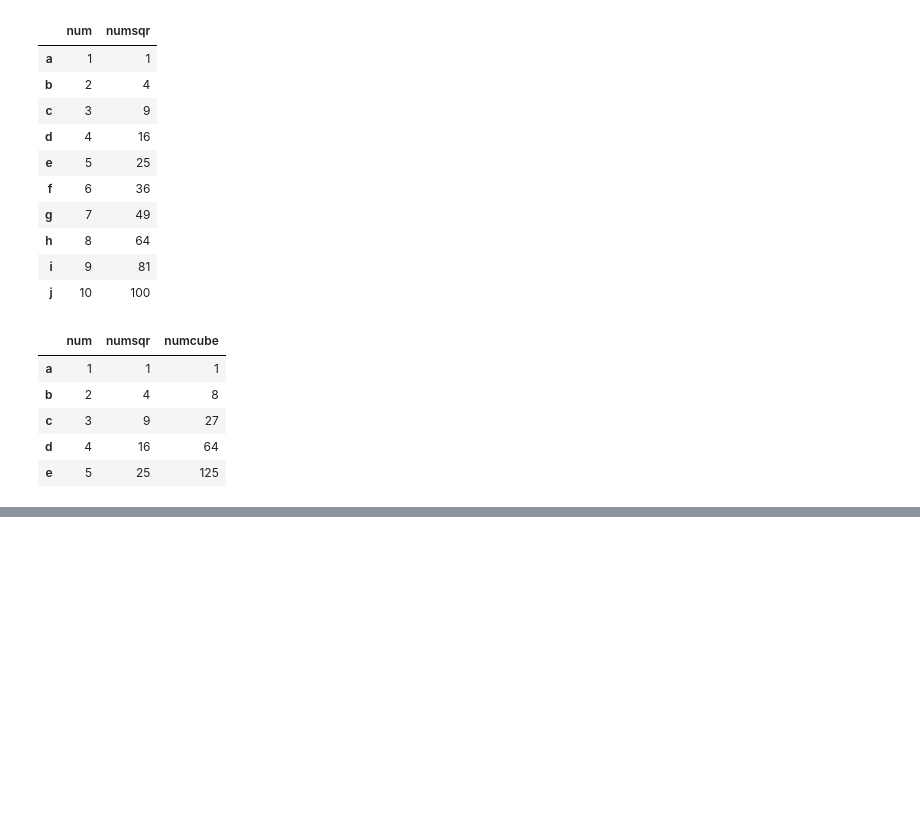
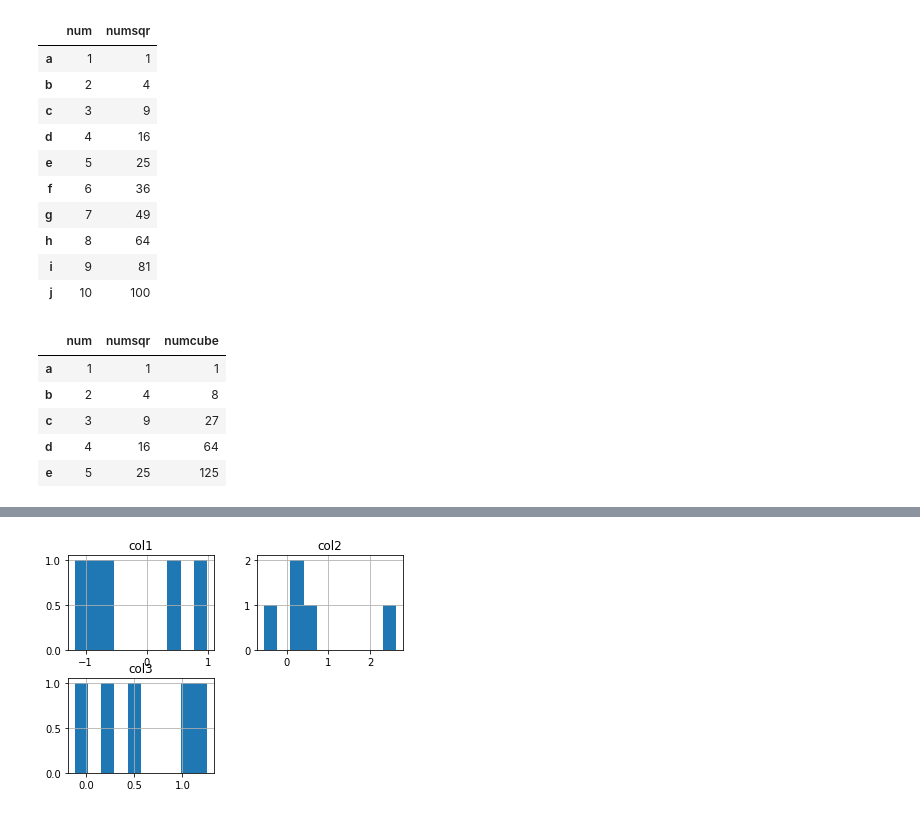
Before and after one commit to AjayKarki/DWIT_Module3, a Jupyter notebook: Pandas Practice.ipynb, the cells around one changed output, grey strips where cells are left out. Drawn from its saved outputs; the diff is of its cells as text; code cells hidden in the pictures; blank space fills up the shorter version.

```diff
--- a/Pandas Practice.ipynb
+++ b/Pandas Practice.ipynb
@@ -254,0 +406,7 @@ df.iloc[:5]
+# %%
+def add(ele1,ele2):
+    return ele1+ele2
+df = pd.DataFrame(np.random.randn(5,3),columns = ['col1','col2','col3'])
+print(df)
+df_2  = df.pipe(add,2)
+print(df_2)
@@ -254,0 +436,6 @@ df.iloc[:5]
+# %%
+import matplotlib.pyplot as plt
+df.hist()
+plt.show()
+# %% [output]
+[figure, added]
```
Also changed, not shown: parts of 26 cells of this notebook.
